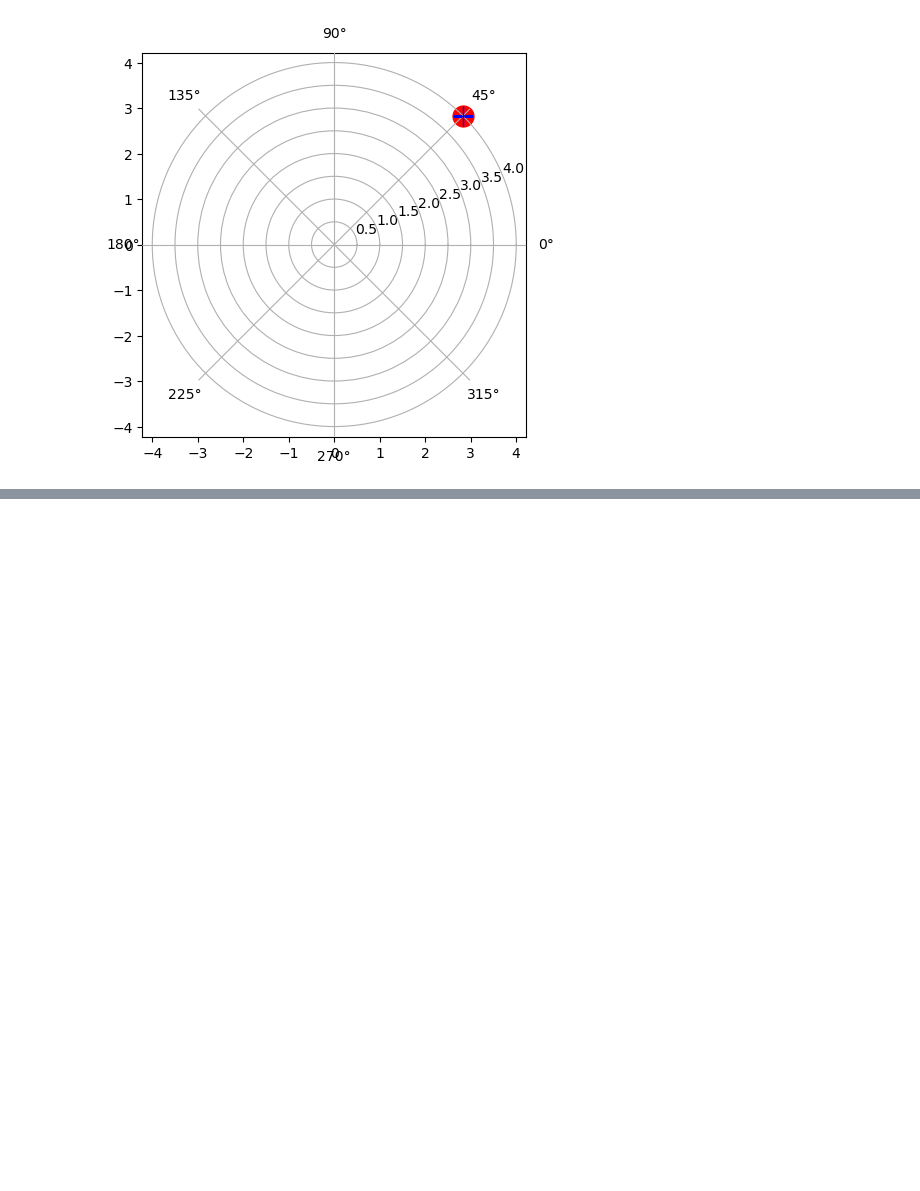
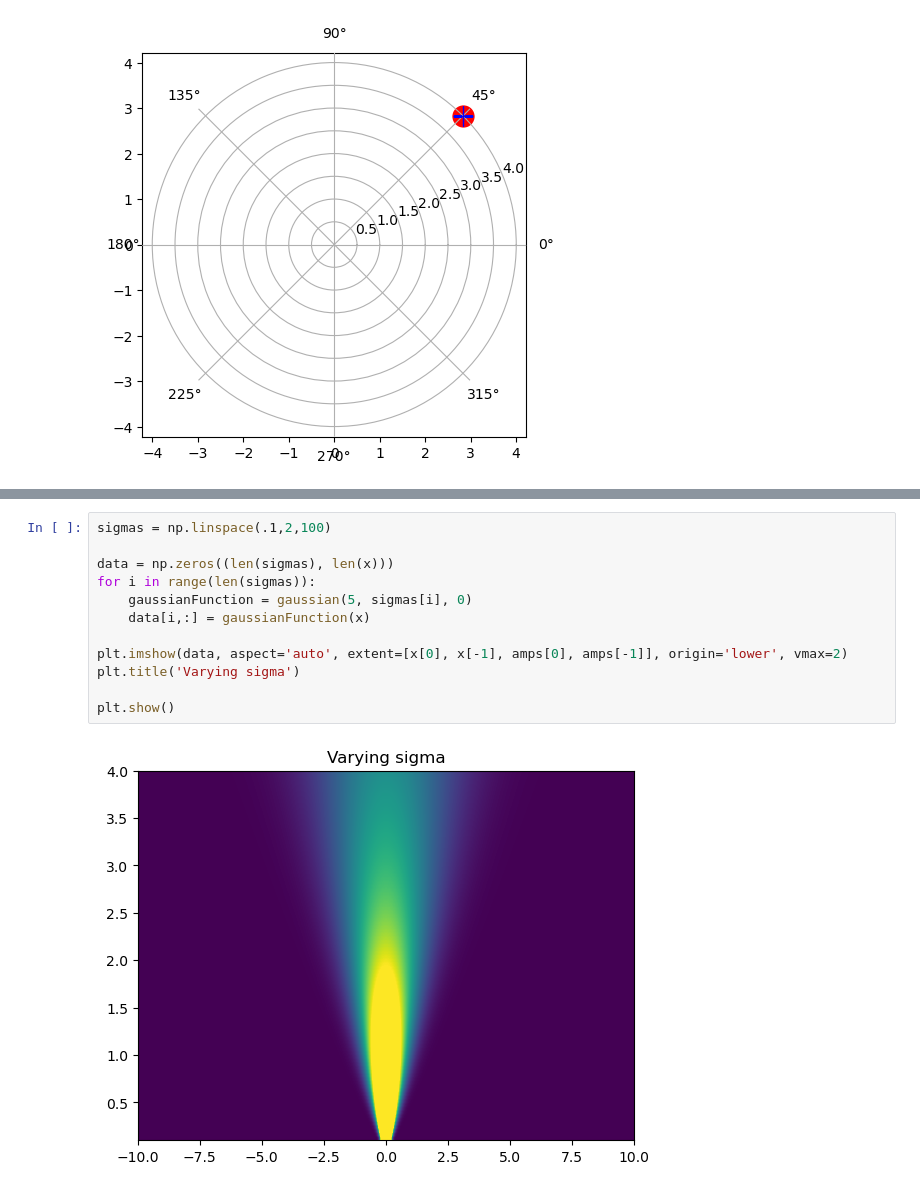
Before and after one commit to szalai-istvan/python-machine-learning, a Jupyter notebook: 02_python-scientific-projects/010_awesome-mathy-stuff/awesome-mathy-stuff.ipynb, the cells around one changed output, grey strips where cells are left out. Drawn from its saved outputs; the diff is of its cells as text; blank space fills up the shorter version.

```diff
--- a/02_python-scientific-projects/010_awesome-mathy-stuff/awesome-mathy-stuff.ipynb
+++ b/02_python-scientific-projects/010_awesome-mathy-stuff/awesome-mathy-stuff.ipynb
@@ -143,0 +179,14 @@ plt.show()
+# %%
+sigmas = np.linspace(.1,2,100)
+
+data = np.zeros((len(sigmas), len(x)))
+for i in range(len(sigmas)):
+    gaussianFunction = gaussian(5, sigmas[i], 0)
+    data[i,:] = gaussianFunction(x)
+
+plt.imshow(data, aspect='auto', extent=[x[0], x[-1], amps[0], amps[-1]], origin='lower', vmax=2)
+plt.title('Varying sigma')
+
+plt.show()
+# %% [output]
+[figure, added]
```
Also changed, not shown: parts of 8 cells of this notebook.
